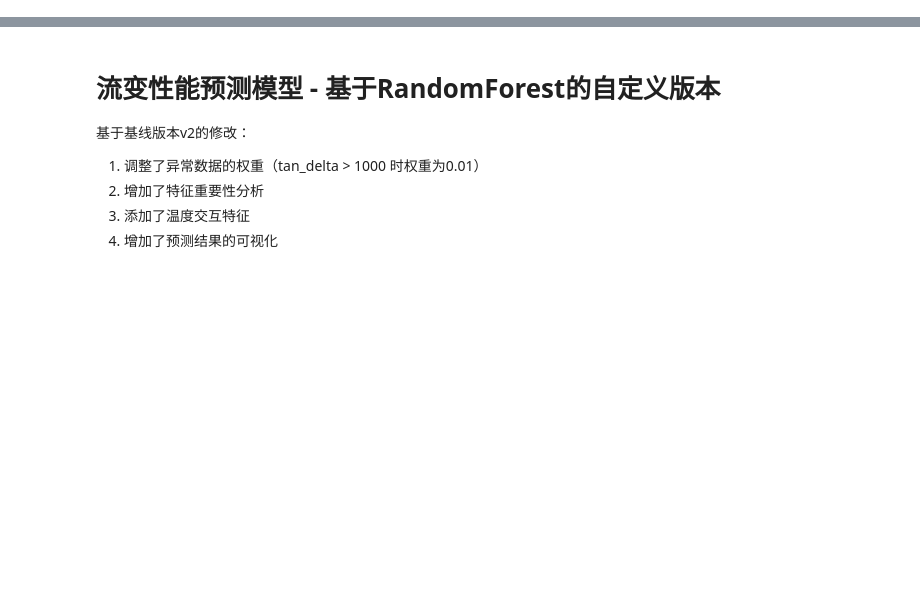
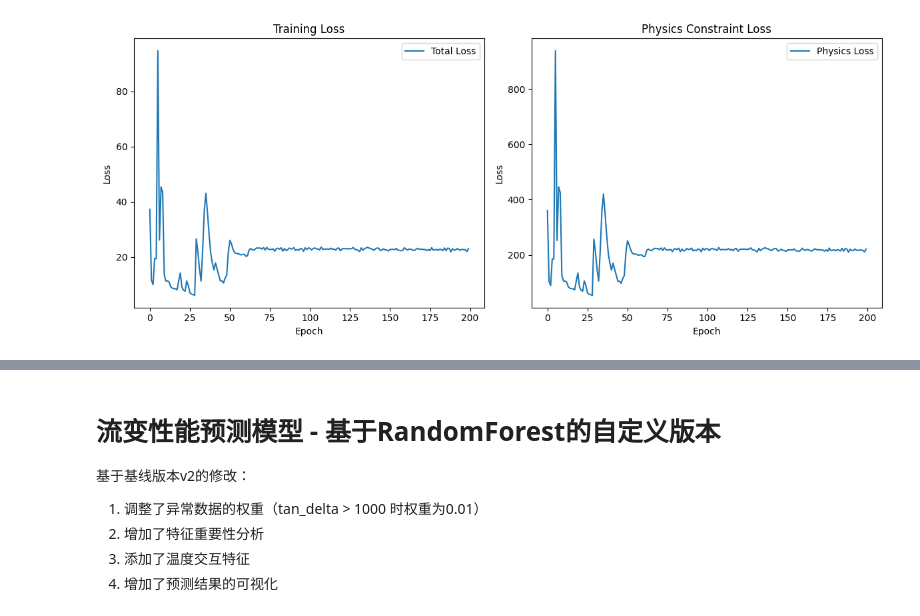
Before and after one commit to Prcmise/PB_Rheo, a Jupyter notebook: Rheology_Prediction_Custom.ipynb, the cells around one changed output, grey strips where cells are left out. Drawn from its saved outputs; the diff is of its cells as text; code cells hidden in the pictures; blank space fills up the shorter version.

Commit message:
Add PINN-based rheology prediction notebook

```diff
--- a/Rheology_Prediction_Custom.ipynb
+++ b/Rheology_Prediction_Custom.ipynb
@@ -0,0 +27,16 @@
+# %%
+import torch
+import torch.nn as nn
+import torch.optim as optim
+import numpy as np
+import pandas as pd
+from sklearn.preprocessing import StandardScaler
+import matplotlib.pyplot as plt
+
+# Check if CUDA is available
+device = torch.device('cuda' if torch.cuda.is_available() else 'cpu')
+print(f"Using device: {device}")
+
+# Set random seeds for reproducibility
+torch.manual_seed(42)
+np.random.seed(42)
@@ -0,0 +243,69 @@
+# %%
+# 绘制损失曲线
+plt.figure(figsize=(12, 5))
+
+plt.subplot(1, 2, 1)
+plt.plot(train_losses, label='Total Loss')
+plt.xlabel('Epoch')
+plt.ylabel('Loss')
+plt.title('Training Loss')
+plt.legend()
+
+plt.subplot(1, 2, 2)
+plt.plot(physics_losses, label='Physics Loss')
+plt.xlabel('Epoch')
+plt.ylabel('Loss')
+plt.title('Physics Constraint Loss')
+plt.legend()
+
+plt.tight_layout()
+plt.show()
+
+# 加载最佳模型
+model.load_state_dict(best_model_state)
+
+# 模型评估
+model.eval()
+with torch.no_grad():
+    test_predictions = model(X_tensor)
+
+# 将预测结果转换回原始尺度
+predictions = scaler_y.inverse_transform(test_predictions.cpu().numpy())
+true_values = scaler_y.inverse_transform(y)
+
+# 计算R²分数
+from sklearn.metrics import r2_score
+r2_g1 = r2_score(true_values[:, 0], predictions[:, 0])
+r2_g2 = r2_score(true_values[:, 1], predictions[:, 1])
+
+print(f"\nR² 分数:")
+print(f"G' (储能模量): {r2_g1:.4f}")
+print(f"G'' (损耗模量): {r2_g2:.4f}")
+
+# 绘制预测 vs 实际值的散点图
+plt.figure(figsize=(12, 5))
+
+plt.subplot(1, 2, 1)
+plt.scatter(true_values[:, 0], predictions[:, 0], alpha=0.5)
+plt.plot([true_values[:, 0].min(), true_values[:, 0].max()],
+         [true_values[:, 0].min(), true_values[:, 0].max()],
+         'r--', label='Perfect Prediction')
+plt.xlabel('True G\' (Pa)')
+plt.ylabel('Predicted G\' (Pa)')
+plt.title(f'G\' Predictions (R² = {r2_g1:.4f})')
+plt.legend()
+
+plt.subplot(1, 2, 2)
+plt.scatter(true_values[:, 1], predictions[:, 1], alpha=0.5)
+plt.plot([true_values[:, 1].min(), true_values[:, 1].max()],
+         [true_values[:, 1].min(), true_values[:, 1].max()],
+         'r--', label='Perfect Prediction')
+plt.xlabel('True G\'\' (Pa)')
+plt.ylabel('Predicted G\'\' (Pa)')
+plt.title(f'G\'\' Predictions (R² = {r2_g2:.4f})')
+plt.legend()
+
+plt.tight_layout()
+plt.show()
+# %% [output]
+[figure, added]
```
Also changed, not shown: parts of 9 cells of this notebook, 2 other files.
